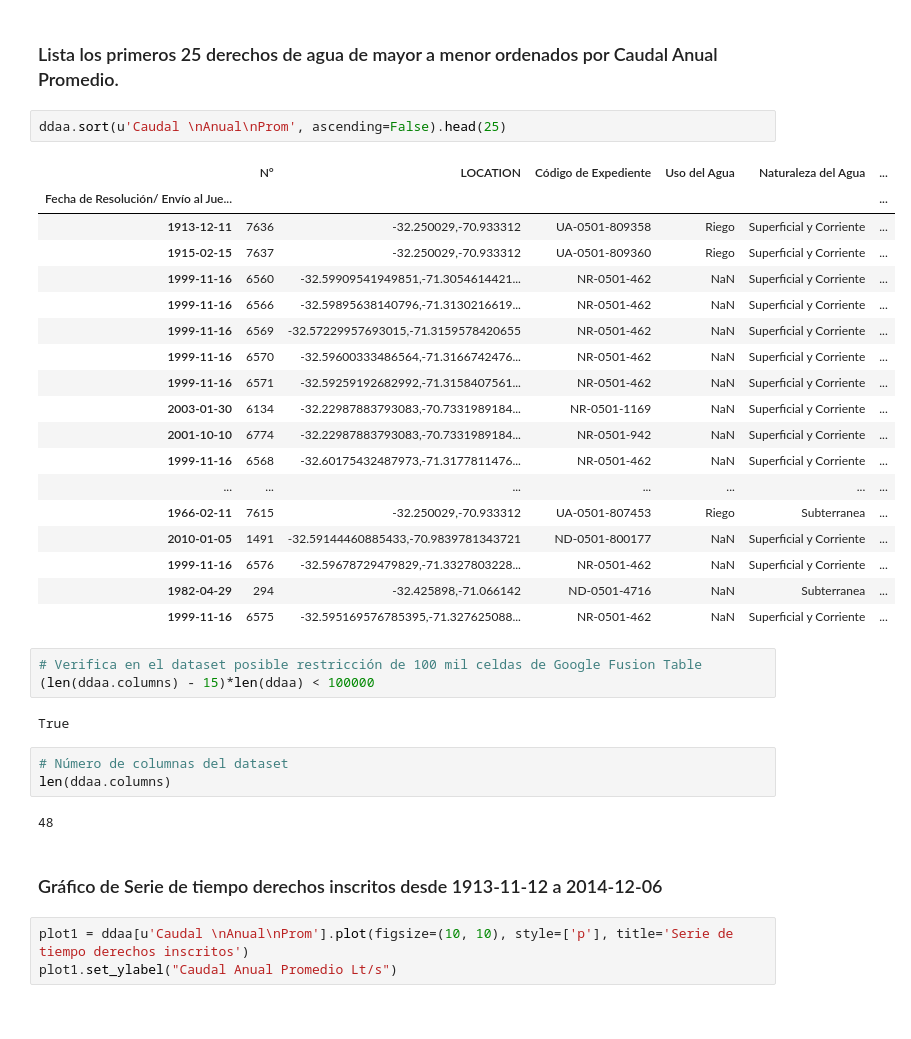
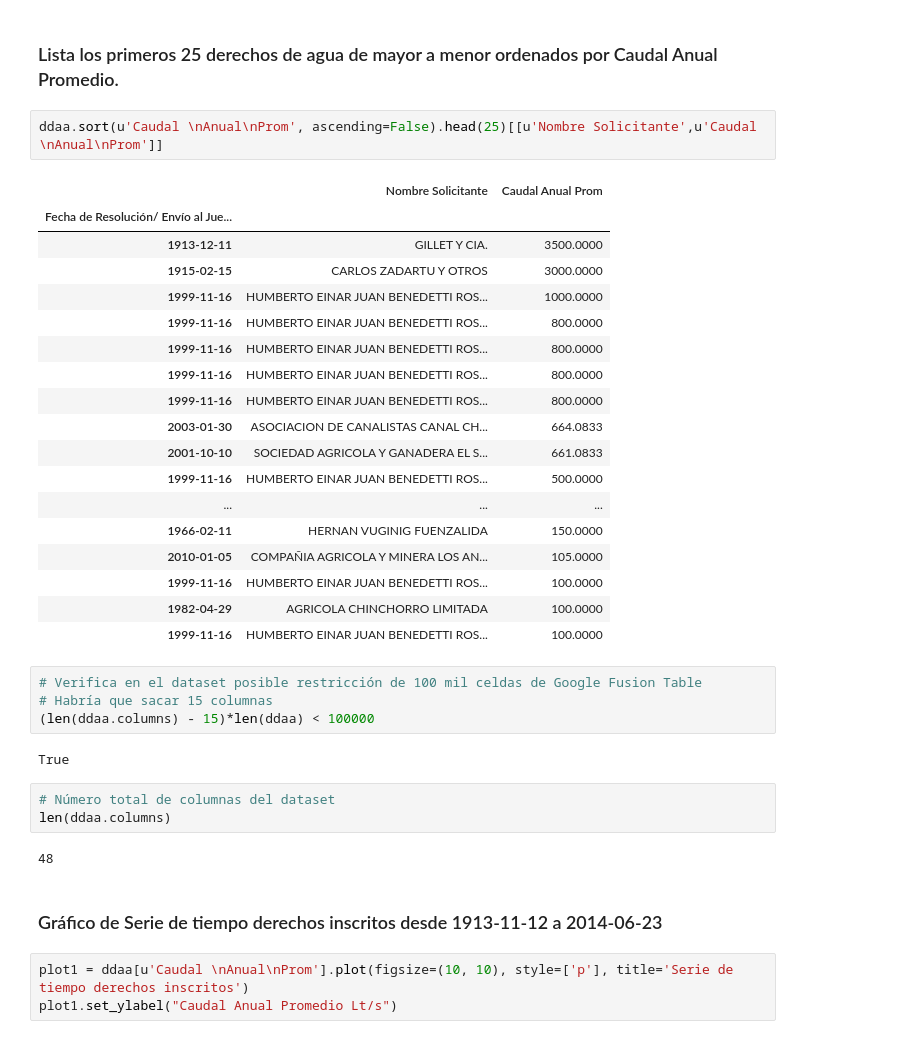
Before and after one commit to jrovegno/fci, a Jupyter notebook: Derechos-Agua-Petorca.ipynb, the cells around one changed output. Saved outputs shown, nothing was run; the diff lists cells and outputs as text.

```diff
--- a/Derechos-Agua-Petorca.ipynb
+++ b/Derechos-Agua-Petorca.ipynb
@@ -68,38 +72,39 @@ Index([u'N°', u'LOCATION', u'Código de \nExpediente', u'Uso del Agua', u'Natur
 # %% [markdown]
 ### Lista los primeros 25 derechos de agua de mayor a menor ordenados por Caudal Anual Promedio.
 # %%
-ddaa.sort(u'Caudal \nAnual\nProm', ascending=False).head(25)
+ddaa.sort(u'Caudal \nAnual\nProm', ascending=False).head(25)[[u'Nombre Solicitante',u'Caudal \nAnual\nProm']]
 # %% [output]
-|  | N° | LOCATION | Código de Expediente | Uso del Agua | Naturaleza del Agua | ... |
-| Fecha de Resolución/ Envío al Jue... |  |  |  |  |  | ... |
-| 1913-12-11 | 7636 | -32.250029,-70.933312 | UA-0501-809358 | Riego | Superficial y Corriente | ... |
-| 1915-02-15 | 7637 | -32.250029,-70.933312 | UA-0501-809360 | Riego | Superficial y Corriente | ... |
-| 1999-11-16 | 6560 | -32.59909541949851,-71.3054614421... | NR-0501-462 | NaN | Superficial y Corriente | ... |
-| 1999-11-16 | 6566 | -32.59895638140796,-71.3130216619... | NR-0501-462 | NaN | Superficial y Corriente | ... |
-| 1999-11-16 | 6569 | -32.57229957693015,-71.3159578420655 | NR-0501-462 | NaN | Superficial y Corriente | ... |
-| 1999-11-16 | 6570 | -32.59600333486564,-71.3166742476... | NR-0501-462 | NaN | Superficial y Corriente | ... |
-| 1999-11-16 | 6571 | -32.59259192682992,-71.3158407561... | NR-0501-462 | NaN | Superficial y Corriente | ... |
-| 2003-01-30 | 6134 | -32.22987883793083,-70.7331989184... | NR-0501-1169 | NaN | Superficial y Corriente | ... |
-| 2001-10-10 | 6774 | -32.22987883793083,-70.7331989184... | NR-0501-942 | NaN | Superficial y Corriente | ... |
-| 1999-11-16 | 6568 | -32.60175432487973,-71.3177811476... | NR-0501-462 | NaN | Superficial y Corriente | ... |
-| ... | ... | ... | ... | ... | ... | ... |
-| 1966-02-11 | 7615 | -32.250029,-70.933312 | UA-0501-807453 | Riego | Subterranea | ... |
-| 2010-01-05 | 1491 | -32.59144460885433,-70.9839781343721 | ND-0501-800177 | NaN | Superficial y Corriente | ... |
-| 1999-11-16 | 6576 | -32.59678729479829,-71.3327803228... | NR-0501-462 | NaN | Superficial y Corriente | ... |
-| 1982-04-29 | 294 | -32.425898,-71.066142 | ND-0501-4716 | NaN | Subterranea | ... |
-| 1999-11-16 | 6575 | -32.595169576785395,-71.327625088... | NR-0501-462 | NaN | Superficial y Corriente | ... |
+|  | Nombre Solicitante | Caudal Anual Prom |
+| Fecha de Resolución/ Envío al Jue... |  |  |
+| 1913-12-11 | GILLET Y CIA. | 3500.0000 |
+| 1915-02-15 | CARLOS ZADARTU Y OTROS | 3000.0000 |
+| 1999-11-16 | HUMBERTO EINAR JUAN BENEDETTI ROS... | 1000.0000 |
+| 1999-11-16 | HUMBERTO EINAR JUAN BENEDETTI ROS... | 800.0000 |
+| 1999-11-16 | HUMBERTO EINAR JUAN BENEDETTI ROS... | 800.0000 |
+| 1999-11-16 | HUMBERTO EINAR JUAN BENEDETTI ROS... | 800.0000 |
+| 1999-11-16 | HUMBERTO EINAR JUAN BENEDETTI ROS... | 800.0000 |
+| 2003-01-30 | ASOCIACION DE CANALISTAS CANAL CH... | 664.0833 |
+| 2001-10-10 | SOCIEDAD AGRICOLA Y GANADERA EL S... | 661.0833 |
+| 1999-11-16 | HUMBERTO EINAR JUAN BENEDETTI ROS... | 500.0000 |
+| ... | ... | ... |
+| 1966-02-11 | HERNAN VUGINIG FUENZALIDA | 150.0000 |
+| 2010-01-05 | COMPAÑIA AGRICOLA Y MINERA LOS AN... | 105.0000 |
+| 1999-11-16 | HUMBERTO EINAR JUAN BENEDETTI ROS... | 100.0000 |
+| 1982-04-29 | AGRICOLA CHINCHORRO LIMITADA | 100.0000 |
+| 1999-11-16 | HUMBERTO EINAR JUAN BENEDETTI ROS... | 100.0000 |
 # %%
 # Verifica en el dataset posible restricción de 100 mil celdas de Google Fusion Table
+# Habría que sacar 15 columnas
 (len(ddaa.columns) - 15)*len(ddaa) < 100000
 # %% [output]
 True
 # %%
-# Número de columnas del dataset
+# Número total de columnas del dataset
 len(ddaa.columns)
 # %% [output]
 48
 # %% [markdown]
-### Gráfico de Serie de tiempo derechos inscritos desde 1913-11-12 a 2014-12-06
+### Gráfico de Serie de tiempo derechos inscritos desde 1913-11-12 a 2014-06-23
 # %%
 plot1 = ddaa[u'Caudal \nAnual\nProm'].plot(figsize=(10, 10), style=['p'], title='Serie de tiempo derechos inscritos')
 plot1.set_ylabel("Caudal Anual Promedio Lt/s")
```
Also changed, not shown: parts of 27 cells of this notebook.
